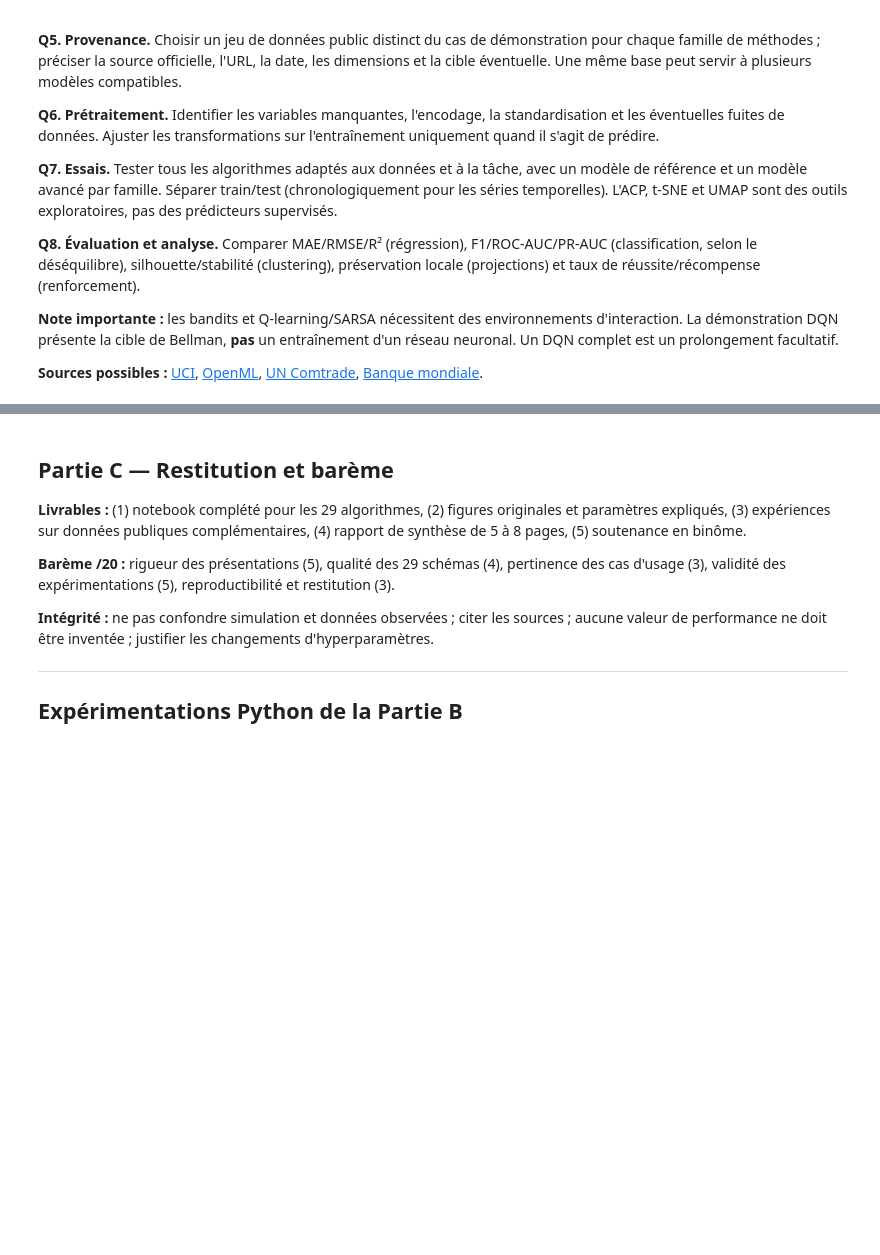
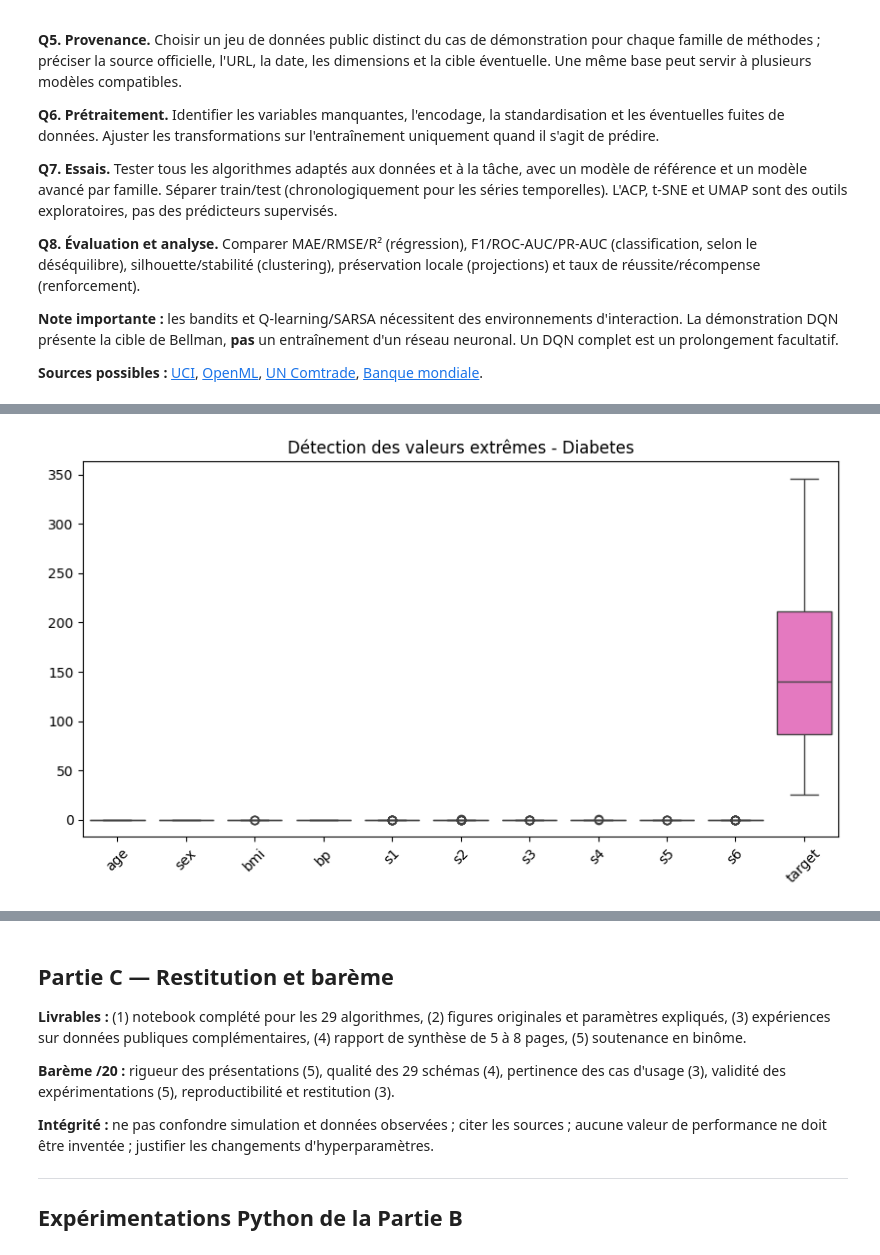
Before and after one commit to nadakarmouni25/2027-S7-FIN-2, a Jupyter notebook: NADA_KARMOUNI_TLEMCANI_25007568.ipynb, the cells around one changed output, grey strips where cells are left out. Saved outputs shown, nothing was run; the diff lists cells and outputs as text; code cells hidden in the pictures; blank space fills up the shorter version.

```diff
--- a/NADA_KARMOUNI_TLEMCANI_25007568.ipynb
+++ b/NADA_KARMOUNI_TLEMCANI_25007568.ipynb
@@ -342,0 +374,28 @@ MAE: 41.24579873763898
+# %%
+# Chargement des quatre datasets intégrés à Scikit-learn
+
+diabetes = load_diabetes(as_frame=True)
+breast_cancer = load_breast_cancer(as_frame=True)
+wine = load_wine(as_frame=True)
+digits = load_digits(as_frame=True)
+
+# Transformation en DataFrames
+
+df_diabetes = diabetes.frame.copy()
+df_cancer = breast_cancer.frame.copy()
+df_wine = wine.frame.copy()
+df_digits = digits.frame.copy()
+
+# Affichage des dimensions
+
+print("Diabetes :", df_diabetes.shape)
+print("Breast Cancer :", df_cancer.shape)
+print("Wine :", df_wine.shape)
+print("Digits :", df_digits.shape)
+
+# Affichage des premières observations
+
+display(df_diabetes.head())
+display(df_cancer.head())
+display(df_wine.head())
+display(df_digits.head())
@@ -342,0 +543,10 @@ MAE: 41.24579873763898
+# %%
+plt.figure(figsize=(10, 5))
+
+sns.boxplot(data=df_diabetes.select_dtypes(include=np.number))
+
+plt.title("Détection des valeurs extrêmes - Diabetes")
+plt.xticks(rotation=45)
+plt.show()
+# %% [output]
+[figure, added]
```
Also changed, not shown: parts of 8 cells of this notebook.
